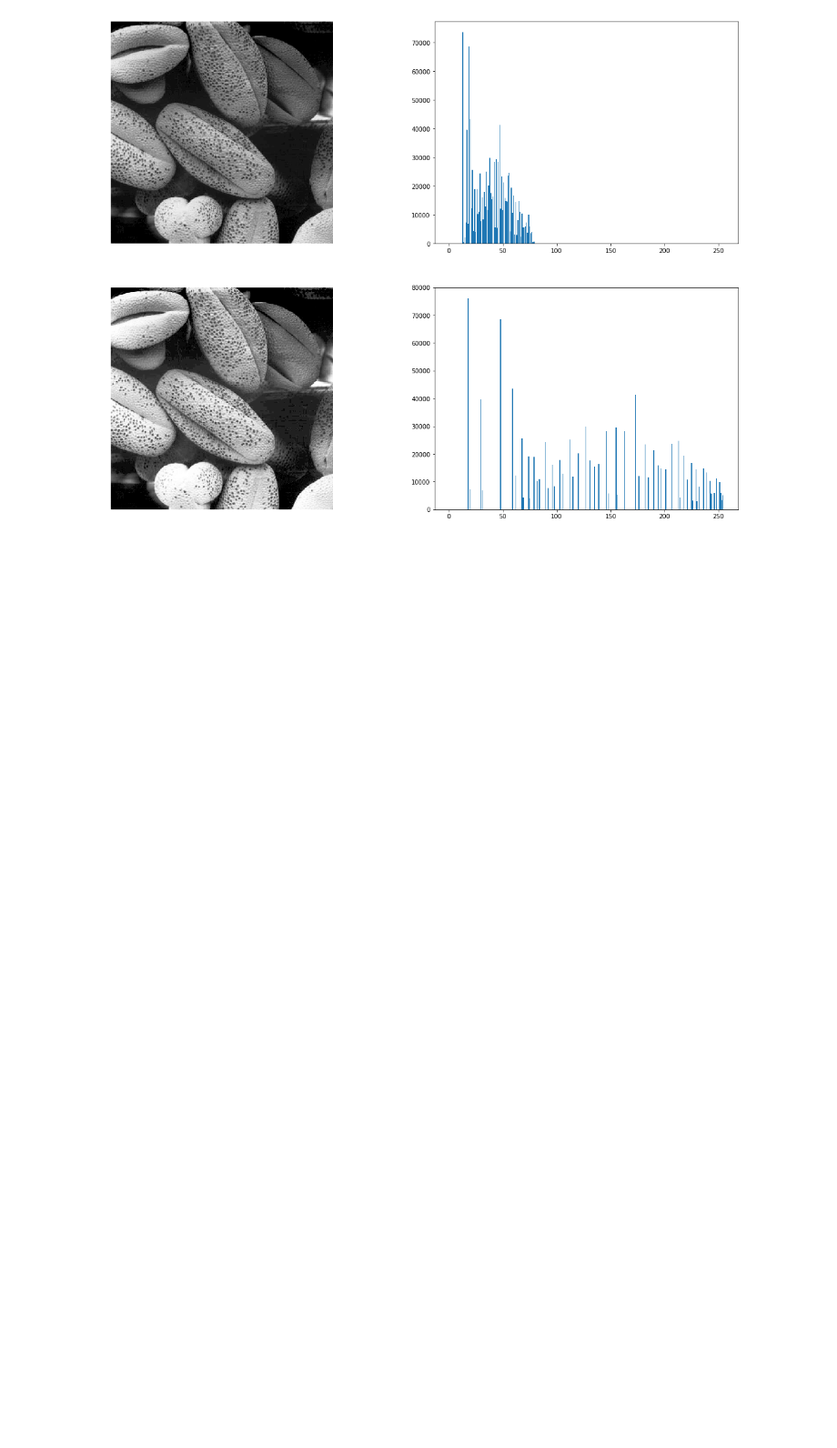
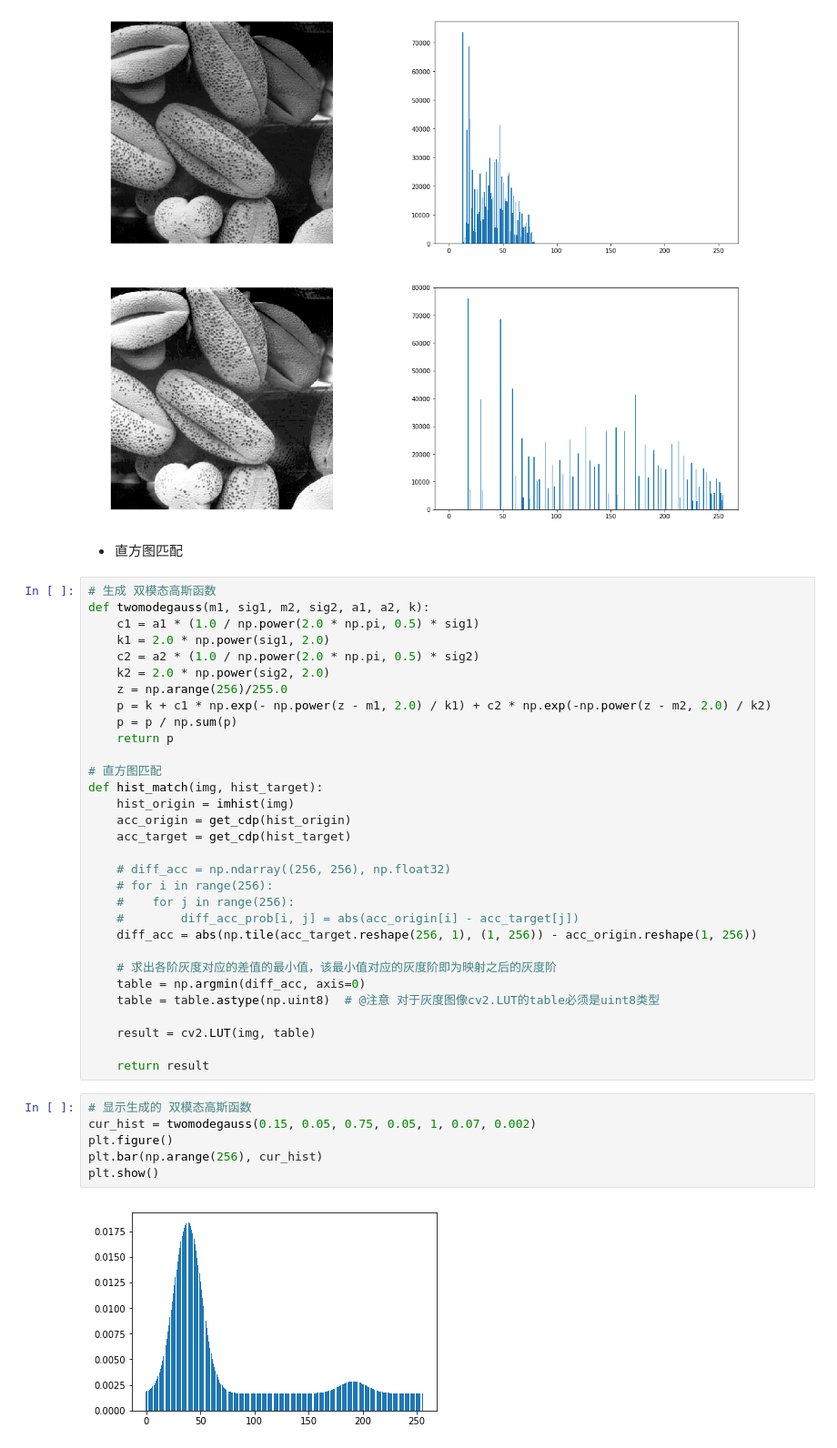
Before and after one commit to irvingzhang0512/dipum_python, a Jupyter notebook: ch02.ipynb, the cells around one changed output. Shown at 91% size. Saved outputs shown, nothing was run; the diff lists cells and outputs as text; blank space fills up the shorter version.

Commit message:
[MODIFY] add hist_eq & hist_match.

```diff
--- a/ch02.ipynb
+++ b/ch02.ipynb
@@ -271,3 +296,44 @@ ax4.bar(np.arange(256), imhist(e_img))
 plt.show()
 # %% [output]
 [figure]
+# %% [markdown]
++ 直方图匹配
+# %%
+# 生成 双模态高斯函数
+def twomodegauss(m1, sig1, m2, sig2, a1, a2, k):
+    c1 = a1 * (1.0 / np.power(2.0 * np.pi, 0.5) * sig1)
+    k1 = 2.0 * np.power(sig1, 2.0)
+    c2 = a2 * (1.0 / np.power(2.0 * np.pi, 0.5) * sig2)
+    k2 = 2.0 * np.power(sig2, 2.0)
+    z = np.arange(256)/255.0
+    p = k + c1 * np.exp(- np.power(z - m1, 2.0) / k1) + c2 * np.exp(-np.power(z - m2, 2.0) / k2)
+    p = p / np.sum(p)
+    return p
+
+# 直方图匹配
+def hist_match(img, hist_target):
+    hist_origin = imhist(img)
+    acc_origin = get_cdp(hist_origin)
+    acc_target = get_cdp(hist_target)
+
+    # diff_acc = np.ndarray((256, 256), np.float32)
+    # for i in range(256):
+    #    for j in range(256):
+    #        diff_acc_prob[i, j] = abs(acc_origin[i] - acc_target[j])
+    diff_acc = abs(np.tile(acc_target.reshape(256, 1), (1, 256)) - acc_origin.reshape(1, 256))
+
+    # 求出各阶灰度对应的差值的最小值，该最小值对应的灰度阶即为映射之后的灰度阶
+    table = np.argmin(diff_acc, axis=0)
+    table = table.astype(np.uint8)  # @注意 对于灰度图像cv2.LUT的table必须是uint8类型
+
+    result = cv2.LUT(img, table)
+
+    return result
+# %%
+# 显示生成的 双模态高斯函数
+cur_hist = twomodegauss(0.15, 0.05, 0.75, 0.05, 1, 0.07, 0.002)
+plt.figure()
+plt.bar(np.arange(256), cur_hist)
+plt.show()
+# %% [output]
+[figure, added]
```
Also changed, not shown: parts of 7 cells of this notebook.
